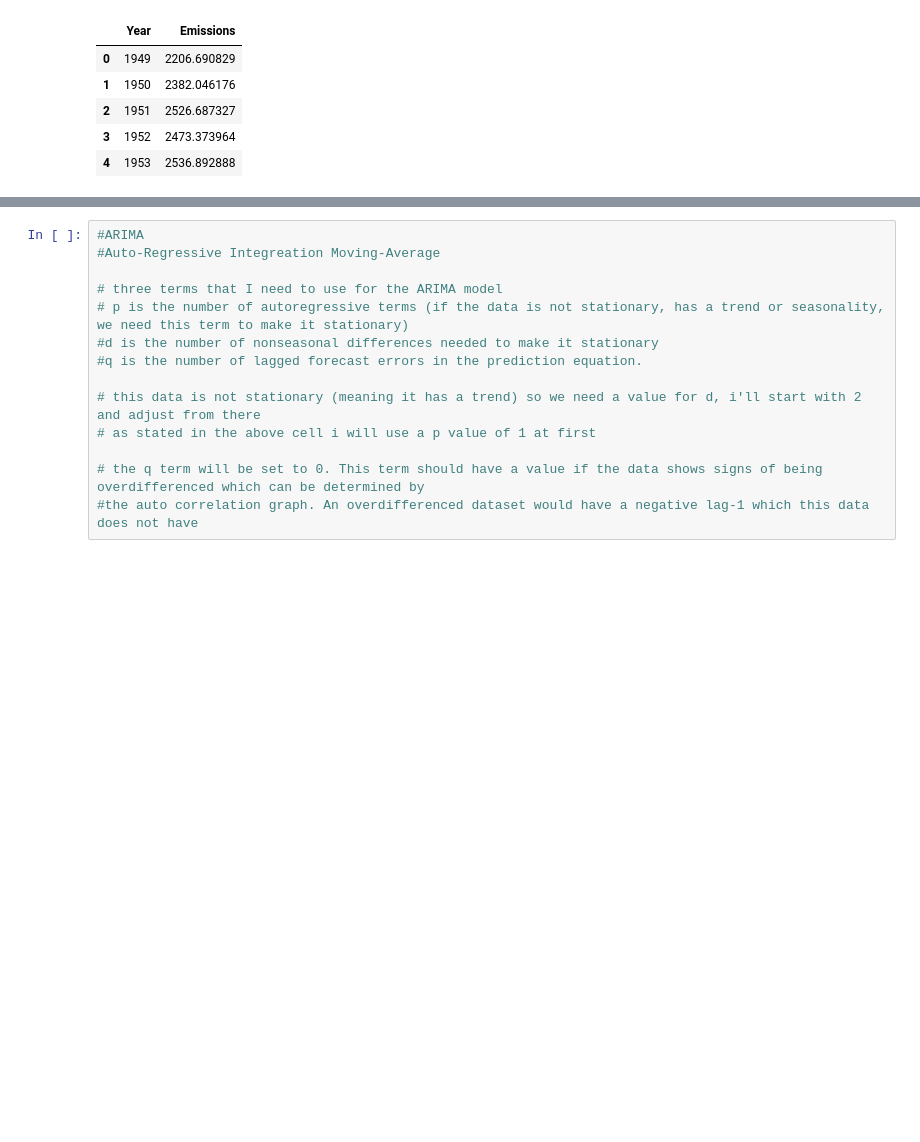
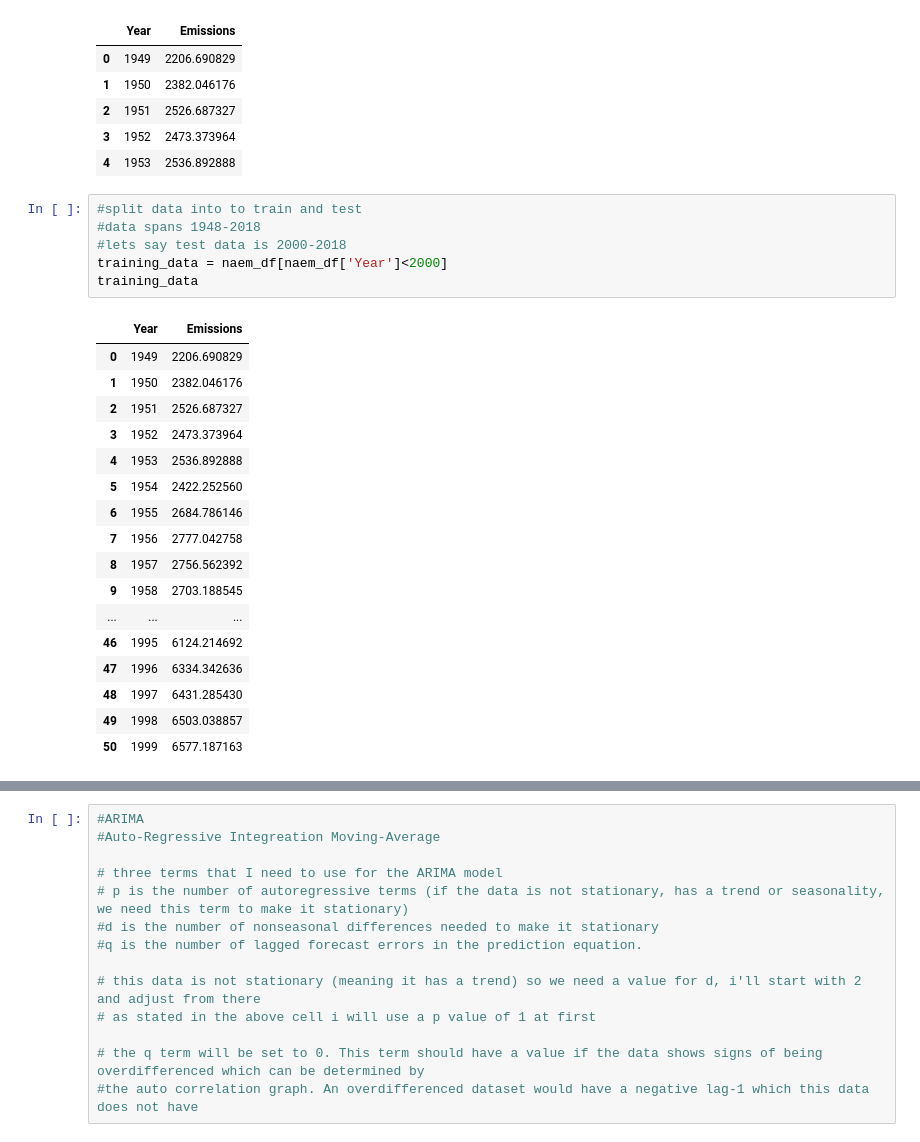
Before and after one commit to dkristek/UN_Country_Population_Growth, a Jupyter notebook: ML_Practice/TimeSeries_Practice.ipynb, the cells around one changed output, grey strips where cells are left out. Saved outputs shown, nothing was run; the diff lists cells and outputs as text; blank space fills up the shorter version.

```diff
--- a/ML_Practice/TimeSeries_Practice.ipynb
+++ b/ML_Practice/TimeSeries_Practice.ipynb
@@ -27,3 +27,27 @@ naem_df.head()
 | 2 | 1951 | 2526.687327 |
 | 3 | 1952 | 2473.373964 |
 | 4 | 1953 | 2536.892888 |
+# %%
+#split data into to train and test
+#data spans 1948-2018
+#lets say test data is 2000-2018
+training_data = naem_df[naem_df['Year']<2000]
+training_data
+# %% [output]
+|  | Year | Emissions |
+| 0 | 1949 | 2206.690829 |
+| 1 | 1950 | 2382.046176 |
+| 2 | 1951 | 2526.687327 |
+| 3 | 1952 | 2473.373964 |
+| 4 | 1953 | 2536.892888 |
+| 5 | 1954 | 2422.252560 |
+| 6 | 1955 | 2684.786146 |
+| 7 | 1956 | 2777.042758 |
+| 8 | 1957 | 2756.562392 |
+| 9 | 1958 | 2703.188545 |
+| ... | ... | ... |
+| 46 | 1995 | 6124.214692 |
+| 47 | 1996 | 6334.342636 |
+| 48 | 1997 | 6431.285430 |
+| 49 | 1998 | 6503.038857 |
+| 50 | 1999 | 6577.187163 |
```
Also changed, not shown: parts of 9 cells of this notebook.
